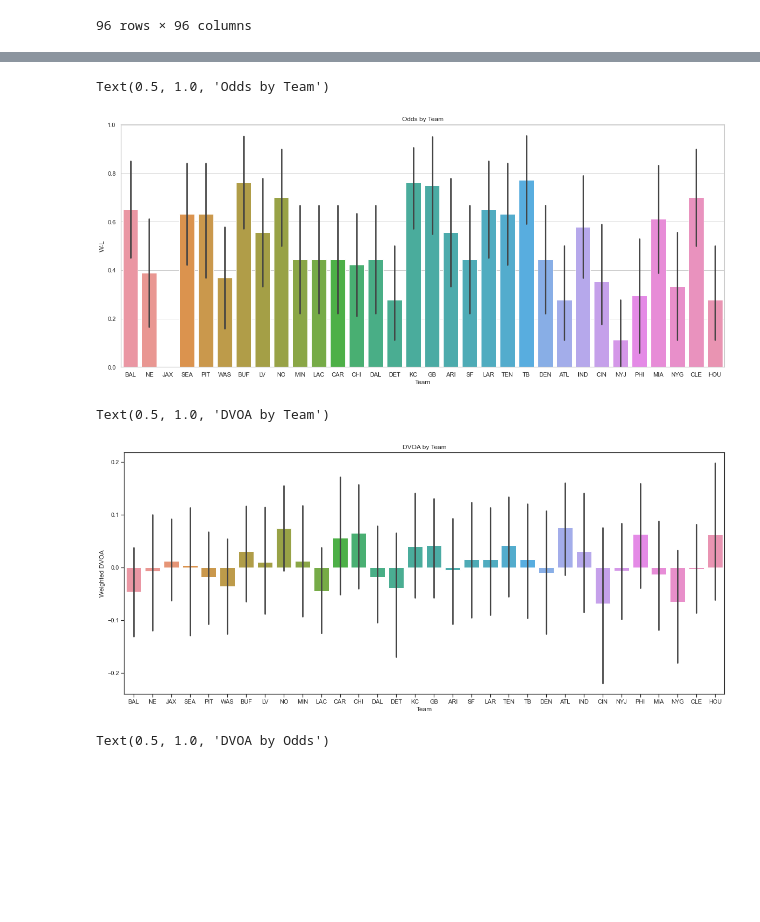
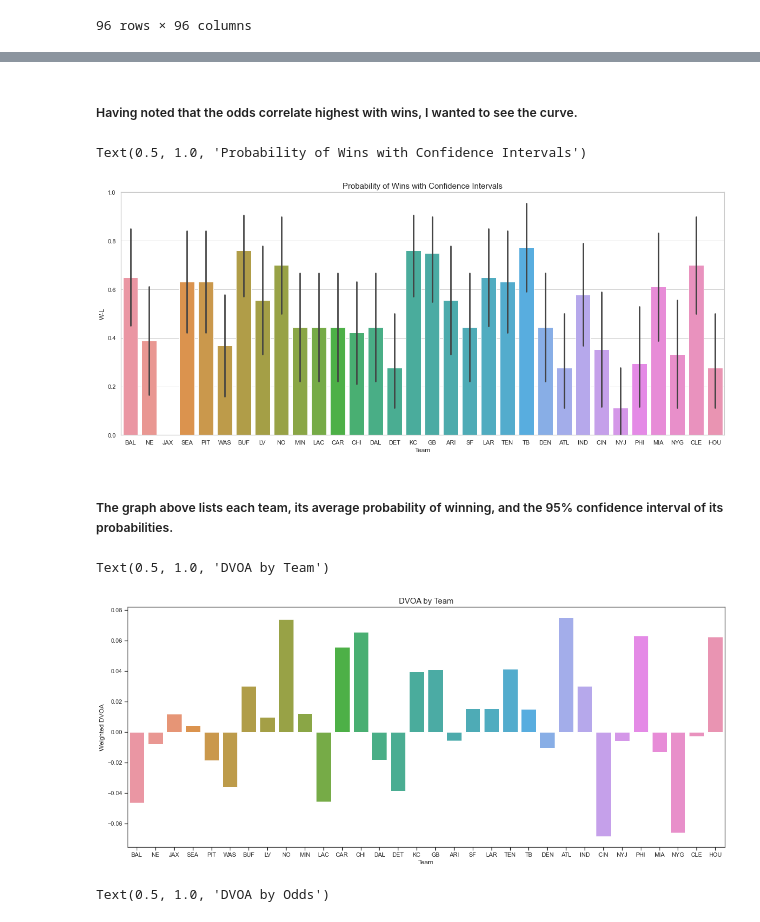
Before and after one commit to vivekbavda/NFL, a Jupyter notebook: BavdaNFLCapstoneDataCleaning.ipynb, the cells around one changed output, grey strips where cells are left out. Saved outputs shown, nothing was run; the diff lists cells and outputs as text; code cells hidden in the pictures; blank space fills up the shorter version.

```diff
--- a/BavdaNFLCapstoneDataCleaning.ipynb
+++ b/BavdaNFLCapstoneDataCleaning.ipynb
@@ -1240,21 +1129,25 @@ sns.lmplot(x="Team1ML", y="W-L", logistic=True, data=dfprojected4)
+# %% [markdown]
+#####  Having noted that the odds correlate highest with wins, I wanted to see the curve.
 # %%
 sns.set(rc={'figure.figsize':(20, 8.27)})
 sns.set_theme(style="whitegrid")
 sns.set_context("notebook")
 ax = sns.barplot(x="Team", y="W-L", data=dfprojected4)
-ax.set_title('Odds by Team')
+ax.set_title('Probability of Wins with Confidence Intervals', fontsize=15)
 # %% [output]
-Text(0.5, 1.0, 'Odds by Team')
+Text(0.5, 1.0, 'Probability of Wins with Confidence Intervals')
-[figure, old version]
+[figure, new version]
+# %% [markdown]
+#####  The graph above lists each team, its average probability of winning, and the 95% confidence interval of its probabilities.
 # %%
 sns.set(rc={'figure.figsize':(20, 8.27)})
 sns.set_theme(style="ticks")
 sns.set_context("notebook")
-ax = sns.barplot(x="Team", y="Weighted DVOA", data=dfprojected4)
-ax.set_title('DVOA by Team')
+ax = sns.barplot(x="Team", y="Weighted DVOA", data=dfprojected4, ci=None)
+ax.set_title('DVOA by Team', fontsize=15)
 # %% [output]
 Text(0.5, 1.0, 'DVOA by Team')
-[figure, old version]
+[figure, new version]
 # %%
 sns.scatterplot(data=dfprojected4, x="Total DVOA", y="Team1ML", hue="Team")
 plt.title("DVOA by Odds")
```
Also changed, not shown: parts of 86 cells of this notebook, 2 other files.
